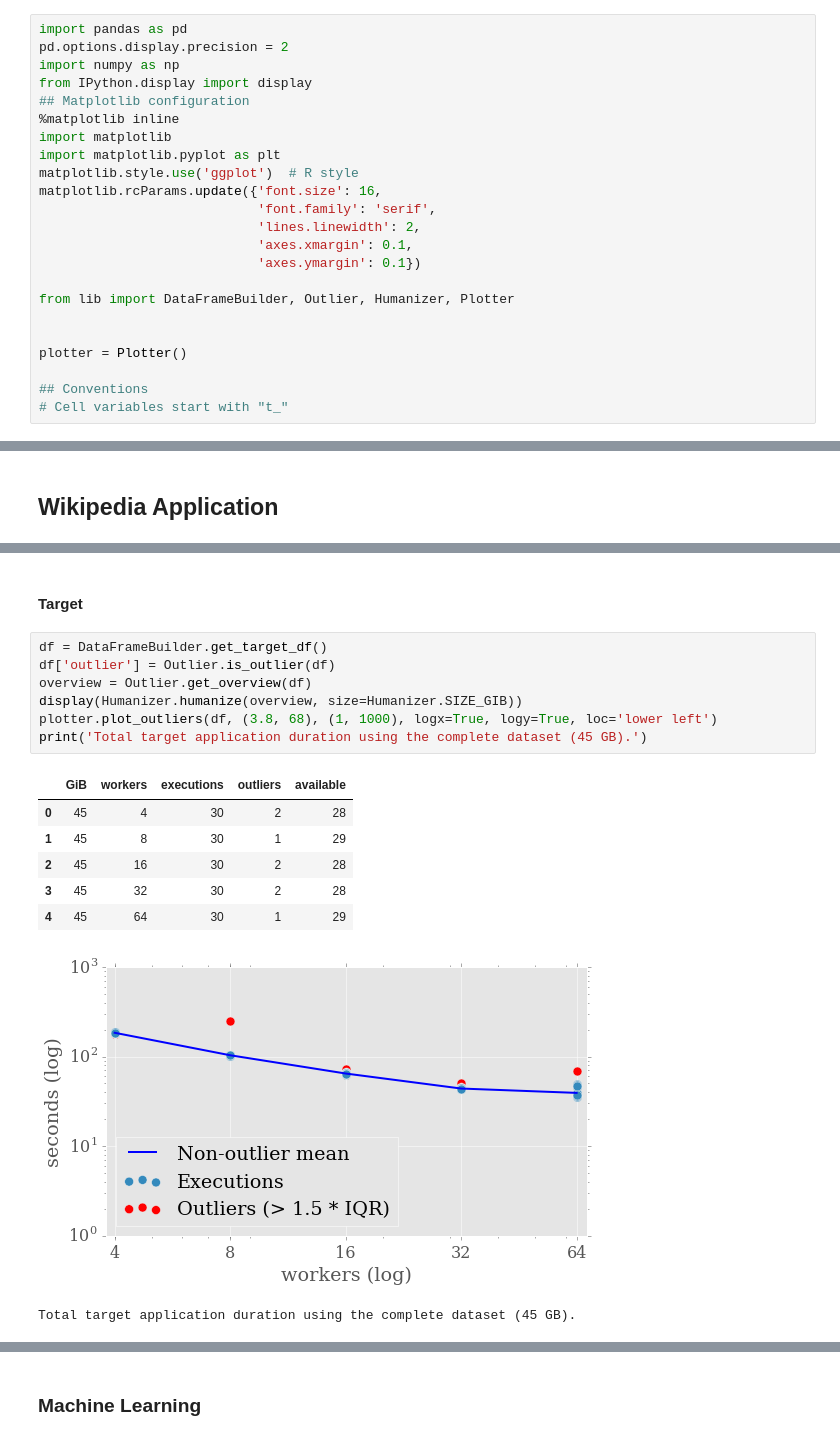
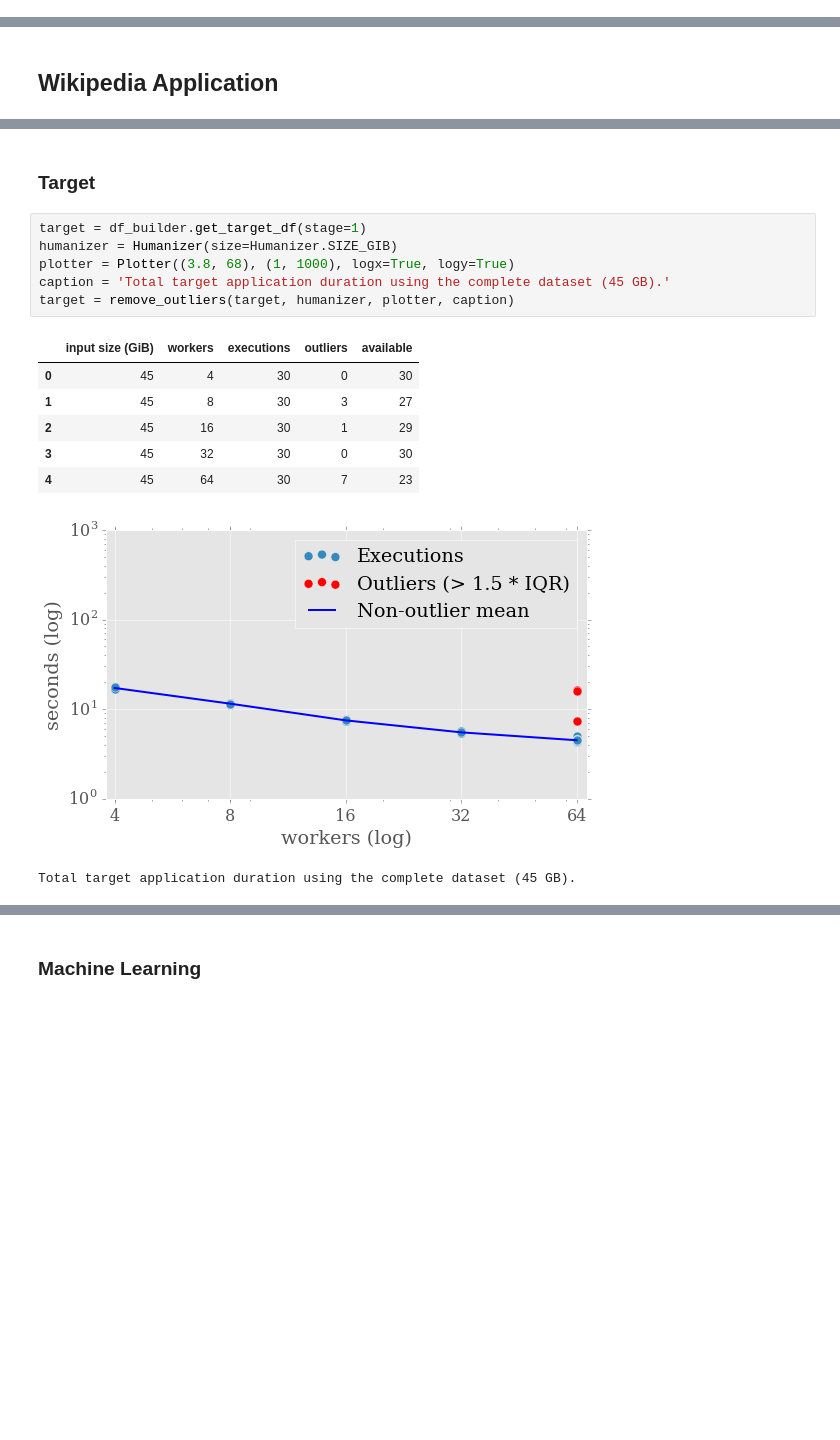
Before and after one commit to cemsbr/phd_notebook, a Jupyter notebook: notebooks/MSPDS 2016.ipynb, the cells around one changed output, grey strips where cells are left out. Saved outputs shown, nothing was run; the diff lists cells and outputs as text; blank space fills up the shorter version.

Commit message:
Give up on total app/stage duration

```diff
--- a/notebooks/MSPDS 2016.ipynb
+++ b/notebooks/MSPDS 2016.ipynb
@@ -1,25 +1,2 @@
 # %% [markdown]
 # Modeling and Simulation of Parallel and Distributed Systems (MSPDS 2016)
-# %%
-import pandas as pd
-pd.options.display.precision = 2
-import numpy as np
-from IPython.display import display
-## Matplotlib configuration
-%matplotlib inline
-import matplotlib
-import matplotlib.pyplot as plt
-matplotlib.style.use('ggplot')  # R style
-matplotlib.rcParams.update({'font.size': 16,
-                            'font.family': 'serif',
-                            'lines.linewidth': 2,
-                            'axes.xmargin': 0.1,
-                            'axes.ymargin': 0.1})
-
-from lib import DataFrameBuilder, Outlier, Humanizer, Plotter
-
-
-plotter = Plotter()
-
-## Conventions
-# Cell variables start with "t_"
@@ -30,19 +16,18 @@ plotter = Plotter()
 # %% [markdown]
-#### Target
+### Target
 # %%
-df = DataFrameBuilder.get_target_df()
-df['outlier'] = Outlier.is_outlier(df)
-overview = Outlier.get_overview(df)
-display(Humanizer.humanize(overview, size=Humanizer.SIZE_GIB))
-plotter.plot_outliers(df, (3.8, 68), (1, 1000), logx=True, logy=True, loc='lower left')
-print('Total target application duration using the complete dataset (45 GB).')
+target = df_builder.get_target_df(stage=1)
+humanizer = Humanizer(size=Humanizer.SIZE_GIB)
+plotter = Plotter((3.8, 68), (1, 1000), logx=True, logy=True)
+caption = 'Total target application duration using the complete dataset (45 GB).'
+target = remove_outliers(target, humanizer, plotter, caption)
 # %% [output]
-|  | GiB | workers | executions | outliers | available |
-| 0 | 45 | 4 | 30 | 2 | 28 |
-| 1 | 45 | 8 | 30 | 1 | 29 |
-| 2 | 45 | 16 | 30 | 2 | 28 |
-| 3 | 45 | 32 | 30 | 2 | 28 |
-| 4 | 45 | 64 | 30 | 1 | 29 |
+|  | input size (GiB) | workers | executions | outliers | available |
+| 0 | 45 | 4 | 30 | 0 | 30 |
+| 1 | 45 | 8 | 30 | 3 | 27 |
+| 2 | 45 | 16 | 30 | 1 | 29 |
+| 3 | 45 | 32 | 30 | 0 | 30 |
+| 4 | 45 | 64 | 30 | 7 | 23 |
-[figure, old version]
+[figure, new version]
 Total target application duration using the complete dataset (45 GB).
 # %% [markdown]
```
Also changed, not shown: parts of 23 cells of this notebook, 8 other files.
